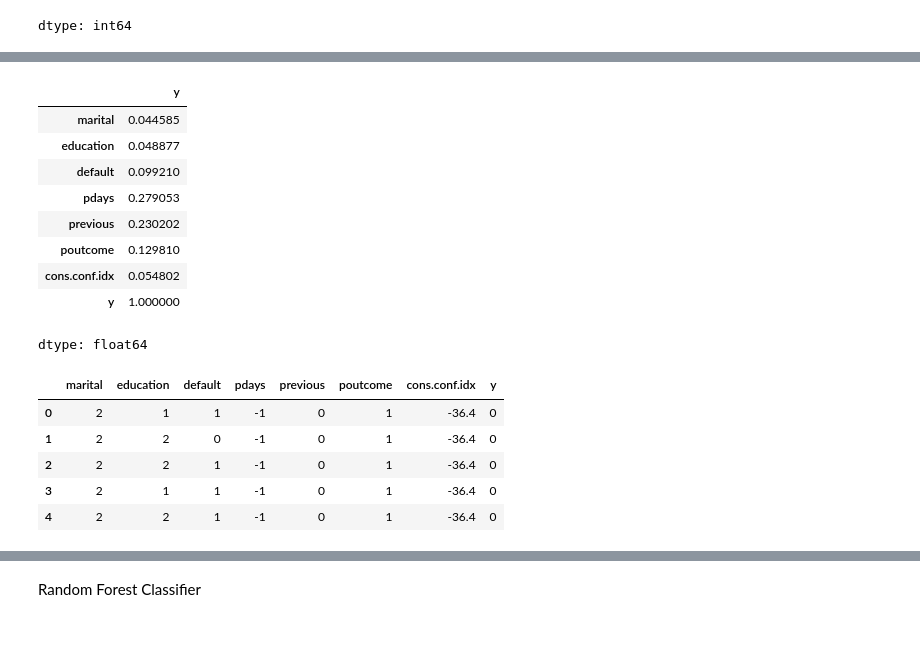
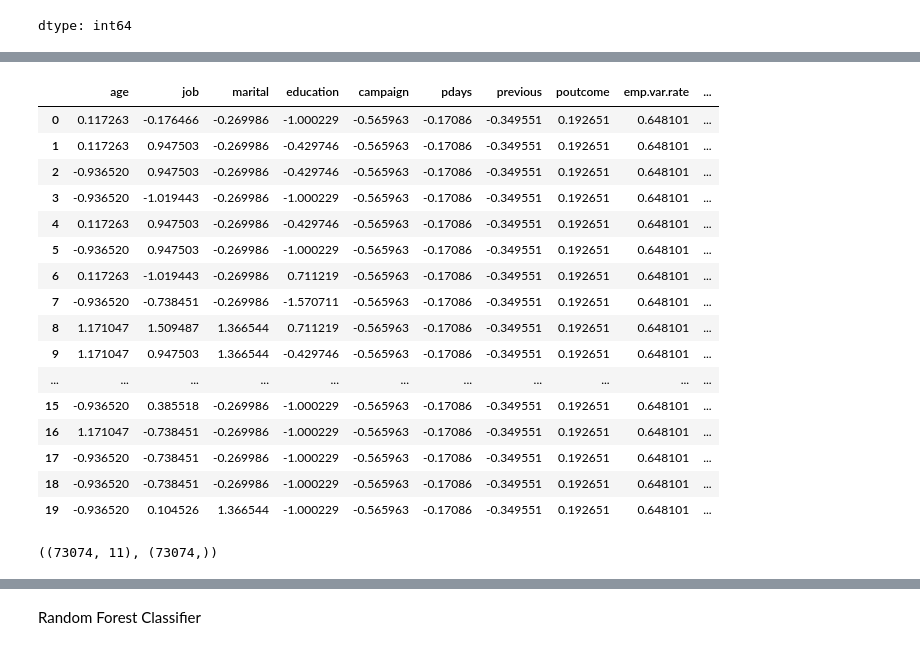
Before and after one commit to DilshanBotheju/BankMarketingPredictionSystem, a Jupyter notebook: ModelDevelopment.ipynb, the cells around one changed output, grey strips where cells are left out. Drawn from its saved outputs; the diff is of its cells as text; code cells hidden in the pictures.

```diff
--- a/ModelDevelopment.ipynb
+++ b/ModelDevelopment.ipynb
@@ -133,0 +171,12 @@ Job column
+# %%
+# Handling multiple age categories
+def setAge(age):
+    if age>=18 and age<=35:
+        return "Young citizens"
+    elif age>35 and age<=55:
+        return "Middle Aged citizens"
+    else:
+        return "Senior citizens"
+
+
+bank_data["age"] = bank_data["age"].apply(setAge)
@@ -345,14 +413,14 @@ bank_data.head()
 5 rows × 21 columns
 # %%
-#from sklearn.preprocessing import StandardScaler
+from sklearn.preprocessing import StandardScaler
 
 # Assuming numeric_bank_data is a subset of bank_data
-#numeric_columns = bank_data.select_dtypes(include=["float64", "int64"]).columns
-#print(numeric_columns)
+numeric_columns = bank_data.select_dtypes(include=["float64", "int64"]).columns
+print(numeric_columns)
 
 # Remove y column
-#numeric_columns = numeric_columns.drop("y")
+numeric_columns = numeric_columns.drop("y")
 
 # Standardize the numeric columns
-#ss = StandardScaler()
-#bank_data[numeric_columns] = ss.fit_transform(bank_data[numeric_columns])
+ss = StandardScaler()
+bank_data[numeric_columns] = ss.fit_transform(bank_data[numeric_columns])
@@ -391,30 +469,27 @@ dtype: float64
 # %%
-# Drop columns with a correlation below 0.04
-bank_data = bank_data.drop(["age","job","housing","day_of_week","loan","contact","month","duration","campaign","emp.var.rate","cons.price.idx","euribor3m","nr.employed"], axis=1, errors='ignore')
+# Drop columns due to correlation, null value handling, multi collineariry etc
+bank_data = bank_data.drop(["default","day_of_week","duration","contact","month","housing","loan","euribor3m","nr.employed"], axis=1, errors="ignore")
-# %%
-correlation = bank_data.corr()["y"]
-correlation
-# %% [output]
-|  | y |
-| marital | 0.044585 |
-| education | 0.048877 |
-| default | 0.099210 |
-| pdays | 0.279053 |
-| previous | 0.230202 |
-| poutcome | 0.129810 |
-| cons.conf.idx | 0.054802 |
-| y | 1.000000 |
-dtype: float64
 # %%
 # View finalized dataset
-bank_data.head()
+bank_data.head(20)
 # %% [output]
-|  | marital | education | default | pdays | previous | poutcome | cons.conf.idx | y |
-| 0 | 2 | 1 | 1 | -1 | 0 | 1 | -36.4 | 0 |
-| 1 | 2 | 2 | 0 | -1 | 0 | 1 | -36.4 | 0 |
-| 2 | 2 | 2 | 1 | -1 | 0 | 1 | -36.4 | 0 |
-| 3 | 2 | 1 | 1 | -1 | 0 | 1 | -36.4 | 0 |
-| 4 | 2 | 2 | 1 | -1 | 0 | 1 | -36.4 | 0 |
+|  | age | job | marital | education | campaign | pdays | previous | poutcome | emp.var.rate | ... |
+| 0 | 0.117263 | -0.176466 | -0.269986 | -1.000229 | -0.565963 | -0.17086 | -0.349551 | 0.192651 | 0.648101 | ... |
+| 1 | 0.117263 | 0.947503 | -0.269986 | -0.429746 | -0.565963 | -0.17086 | -0.349551 | 0.192651 | 0.648101 | ... |
+| 2 | -0.936520 | 0.947503 | -0.269986 | -0.429746 | -0.565963 | -0.17086 | -0.349551 | 0.192651 | 0.648101 | ... |
+| 3 | -0.936520 | -1.019443 | -0.269986 | -1.000229 | -0.565963 | -0.17086 | -0.349551 | 0.192651 | 0.648101 | ... |
+| 4 | 0.117263 | 0.947503 | -0.269986 | -0.429746 | -0.565963 | -0.17086 | -0.349551 | 0.192651 | 0.648101 | ... |
+| 5 | -0.936520 | 0.947503 | -0.269986 | -1.000229 | -0.565963 | -0.17086 | -0.349551 | 0.192651 | 0.648101 | ... |
+| 6 | 0.117263 | -1.019443 | -0.269986 | 0.711219 | -0.565963 | -0.17086 | -0.349551 | 0.192651 | 0.648101 | ... |
+| 7 | -0.936520 | -0.738451 | -0.269986 | -1.570711 | -0.565963 | -0.17086 | -0.349551 | 0.192651 | 0.648101 | ... |
+| 8 | 1.171047 | 1.509487 | 1.366544 | 0.711219 | -0.565963 | -0.17086 | -0.349551 | 0.192651 | 0.648101 | ... |
+| 9 | 1.171047 | 0.947503 | 1.366544 | -0.429746 | -0.565963 | -0.17086 | -0.349551 | 0.192651 | 0.648101 | ... |
+| ... | ... | ... | ... | ... | ... | ... | ... | ... | ... | ... |
+| 15 | -0.936520 | 0.385518 | -0.269986 | -1.000229 | -0.565963 | -0.17086 | -0.349551 | 0.192651 | 0.648101 | ... |
+| 16 | 1.171047 | -0.738451 | -0.269986 | -1.000229 | -0.565963 | -0.17086 | -0.349551 | 0.192651 | 0.648101 | ... |
+| 17 | -0.936520 | -0.738451 | -0.269986 | -1.000229 | -0.565963 | -0.17086 | -0.349551 | 0.192651 | 0.648101 | ... |
+| 18 | -0.936520 | -0.738451 | -0.269986 | -1.000229 | -0.565963 | -0.17086 | -0.349551 | 0.192651 | 0.648101 | ... |
+| 19 | -0.936520 | 0.104526 | 1.366544 | -1.000229 | -0.565963 | -0.17086 | -0.349551 | 0.192651 | 0.648101 | ... |
 # %%
 # Seperating traget variable and features
 X = bank_data.drop("y", axis = 1).values
@@ -421,0 +503,5 @@ y = bank_data["y"].values
+# %%
+# Checking the balanced dataset
+X_balanced.shape, y_balanced.shape
+# %% [output]
+((73074, 11), (73074,))
```
Also changed, not shown: parts of 38 cells of this notebook.
